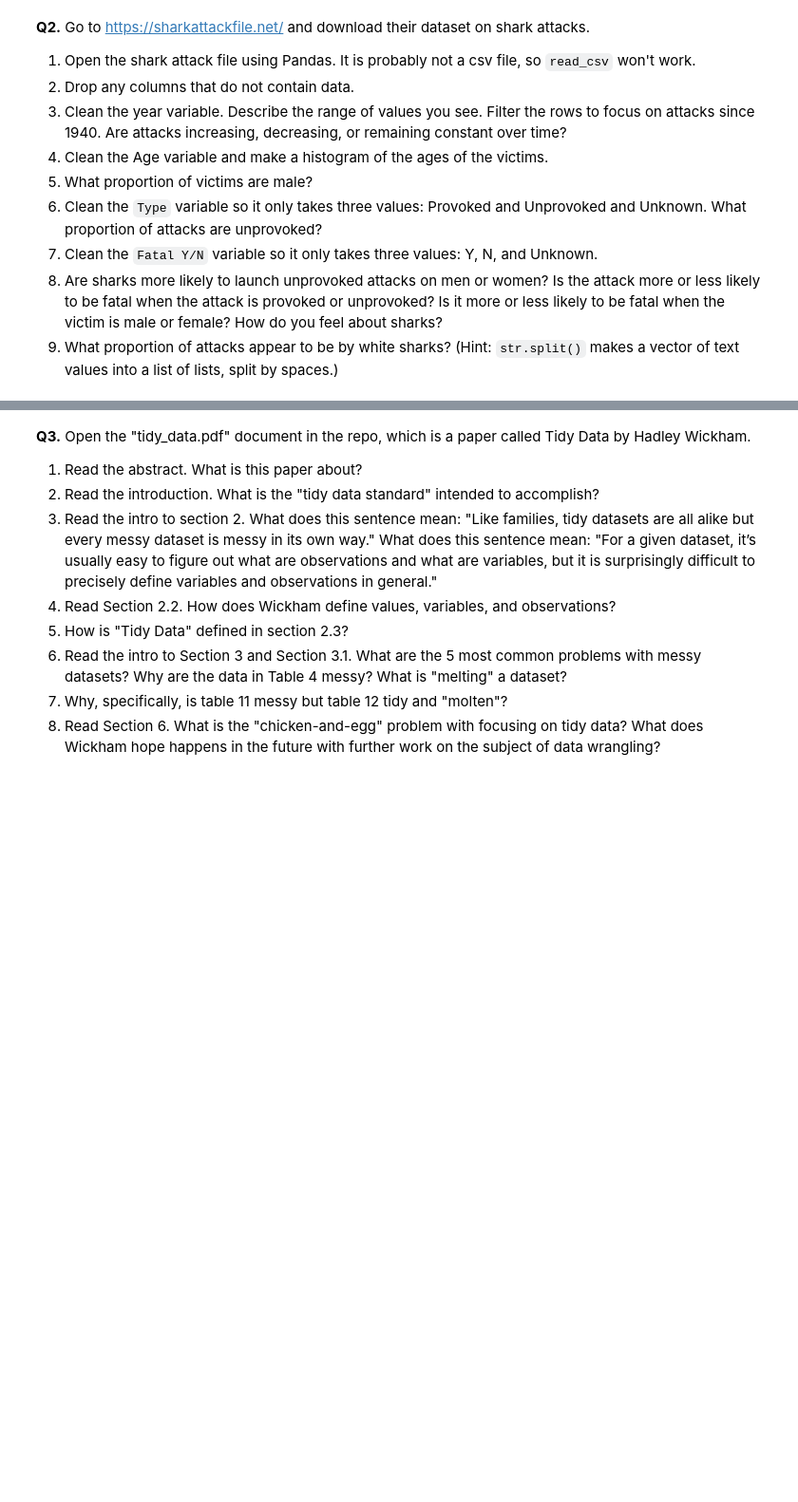
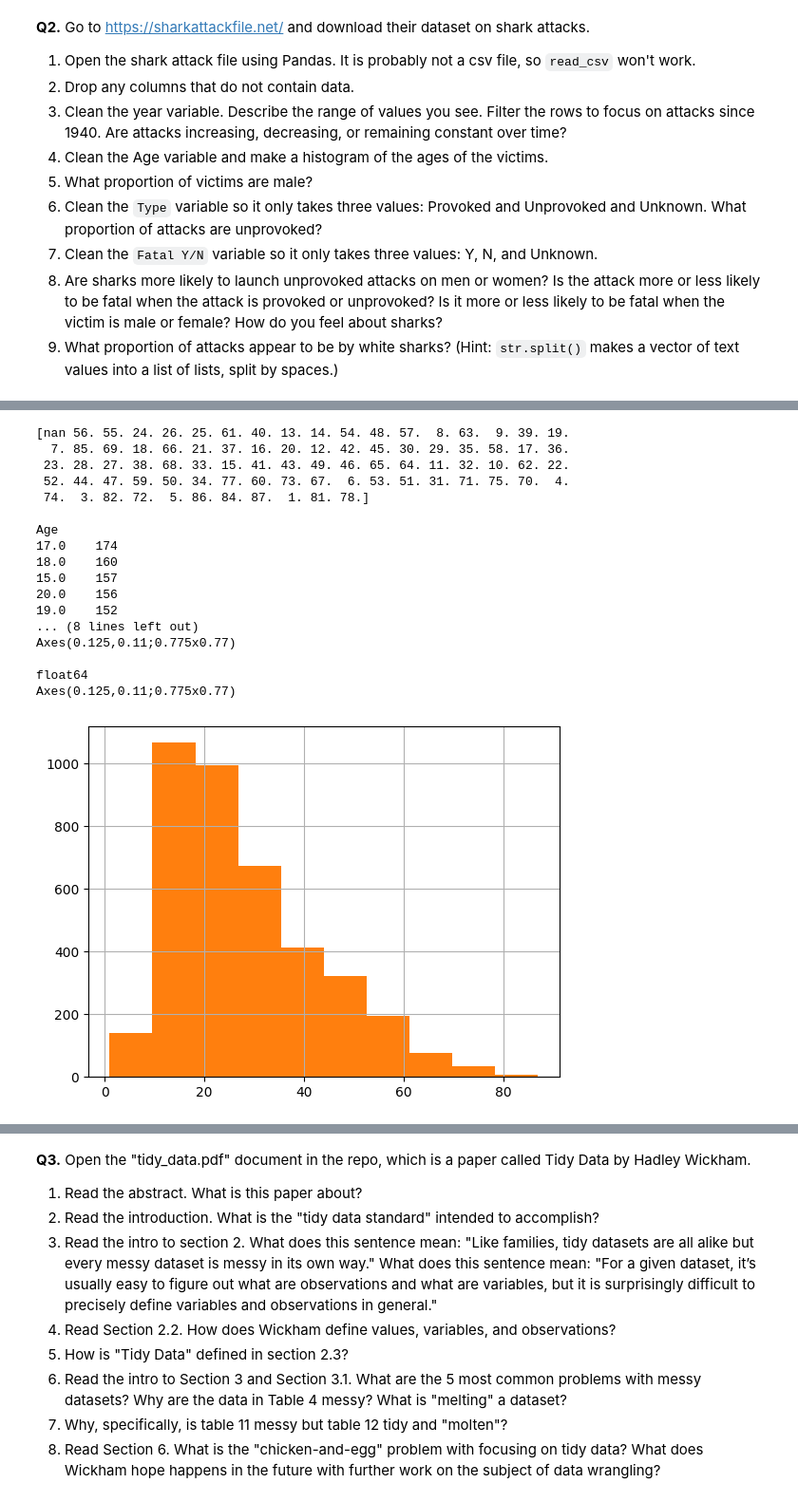
Before and after one commit to benshults22/DS3001-SP26, a Jupyter notebook: wrangling/assignment/assignment.ipynb, the cells around one changed output, grey strips where cells are left out. Shown at 95% size. Drawn from its saved outputs; the diff is of its cells as text; code cells hidden in the pictures; blank space fills up the shorter version.

```diff
--- a/wrangling/assignment/assignment.ipynb
+++ b/wrangling/assignment/assignment.ipynb
@@ -129,0 +173,28 @@ Name: count, Length: 484, dtype: int64
+# %%
+var="Age"
+print(df[var].unique(),'\n')
+print(df[var].value_counts(), '\n')
+print(df[var].hist(), '\n')
+print(df[var].dtype) #It is an int
+#Lots of ages are string descriptions or inexact
+df[var] = pd.to_numeric(df[var], errors='coerce') # Coerce the variable to numeric
+print(df[var].hist(), '\n')
+# %% [output]
+[nan 56. 55. 24. 26. 25. 61. 40. 13. 14. 54. 48. 57.  8. 63.  9. 39. 19.
+  7. 85. 69. 18. 66. 21. 37. 16. 20. 12. 42. 45. 30. 29. 35. 58. 17. 36.
+ 23. 28. 27. 38. 68. 33. 15. 41. 43. 49. 46. 65. 64. 11. 32. 10. 62. 22.
+ 52. 44. 47. 59. 50. 34. 77. 60. 73. 67.  6. 53. 51. 31. 71. 75. 70.  4.
+ 74.  3. 82. 72.  5. 86. 84. 87.  1. 81. 78.]
+
+Age
+17.0    174
+18.0    160
+15.0    157
+20.0    156
+19.0    152
+... (8 lines left out)
+Axes(0.125,0.11;0.775x0.77)
+
+float64
+Axes(0.125,0.11;0.775x0.77)
+[figure, added]
```
Also changed, not shown: parts of 8 cells of this notebook.
